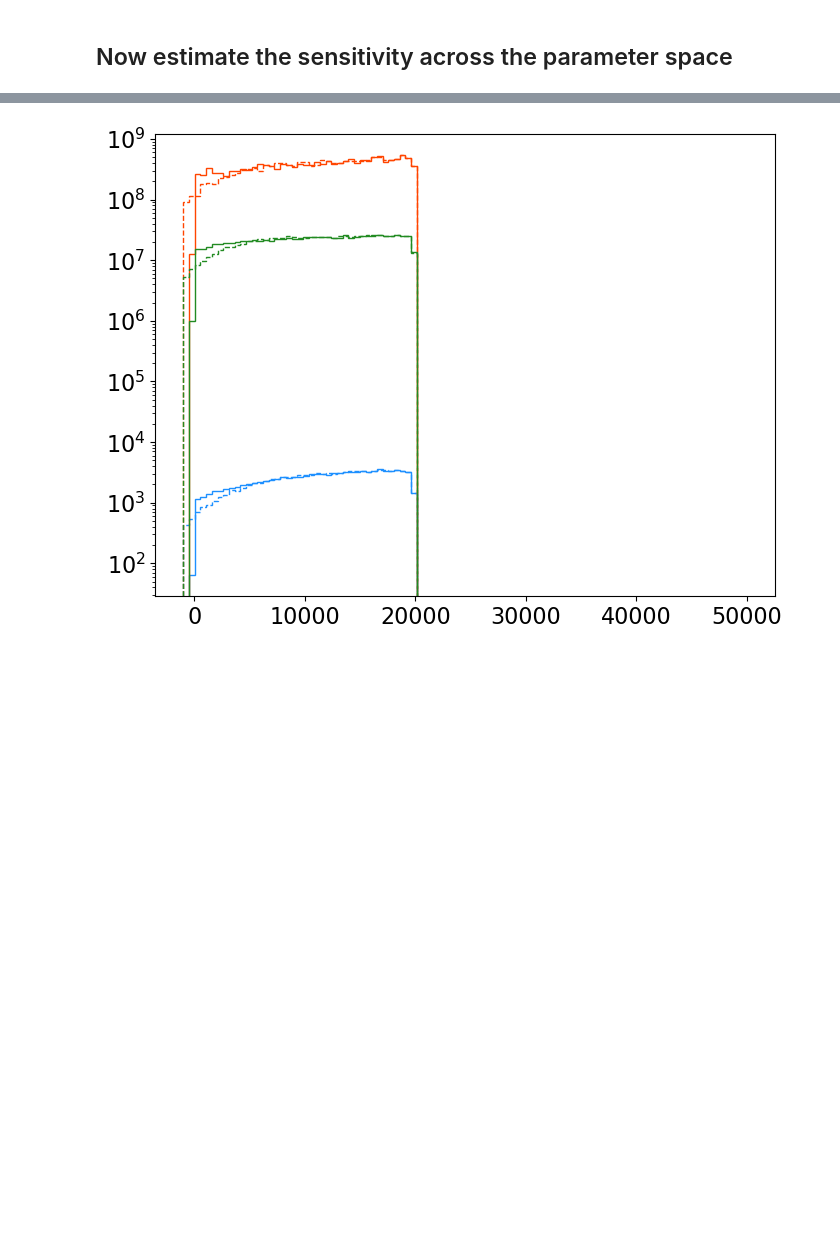
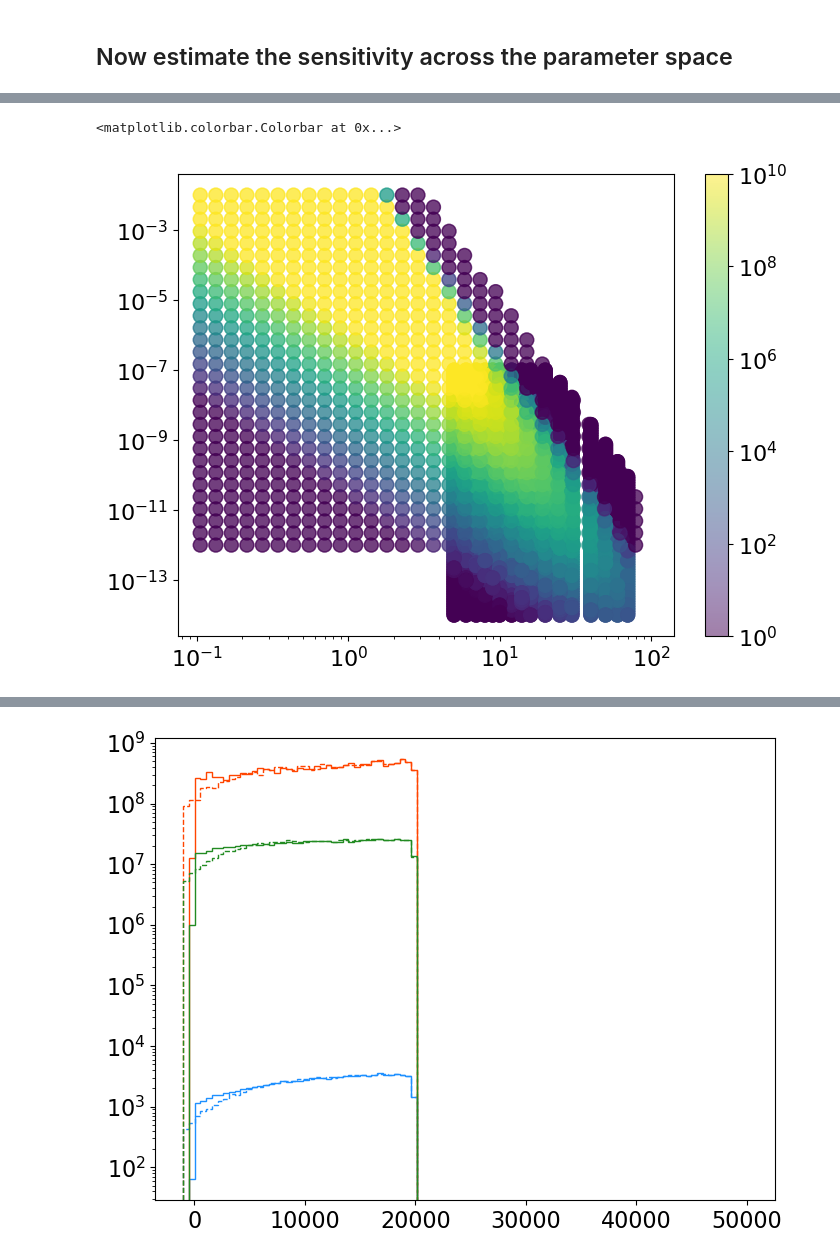
Before and after one commit to nickkamp1/NeutrinoFactoryHNL, a Jupyter notebook: Balloon.ipynb, the cells around one changed output, grey strips where cells are left out. Saved outputs shown, nothing was run; the diff lists cells and outputs as text; code cells hidden in the pictures; blank space fills up the shorter version.

```diff
--- a/Balloon.ipynb
+++ b/Balloon.ipynb
@@ -87,8 +71,7 @@ Processing file 3/3
 
 bkg_decay_events = {}
 bkg_scatter_events = {}
-bkg_decay_radial_pos = np.sqrt(bkg_decay["bkg_positions"][:,0]**2 + bkg_decay["bkg_positions"][:,1]**2)
-bkg_scatter_radial_pos = np.sqrt(bkg_scatter["bkg_positions"][:,0]**2 + bkg_scatter["bkg_positions"][:,1]**2)
+
 for idet in idets:
-    bkg_decay_events[idet] = stats_per_threshold(bkg_decay_sampled_photons[idet], bkg_decay_weights, photon_thresholds)
-    bkg_scatter_events[idet] = stats_per_threshold(bkg_scatter_sampled_photons[idet], bkg_scatter_weights, photon_thresholds)
+    bkg_decay_events[idet] = stats_per_threshold(bkg_decay_sampled_photons[idet], bkg_decay_weights, bkg_decay_radial_pos, photon_thresholds)
+    bkg_scatter_events[idet] = stats_per_threshold(bkg_scatter_sampled_photons[idet], bkg_scatter_weights, bkg_scatter_radial_pos, photon_thresholds)
@@ -115,0 +78,31 @@ def extrapolate_signal(source_events, source_N_HNLs_per_muon,
+# %%
+# extrapolate
+
+# Geometry
+DUMP_DEPTH = 100        # m (depth of beam dump origin below surface)
+DUMP_ANGLE = 1.53       # rad (nearly horizontal beam)
+E_MU = 5000  # GeV
+
+flux_geometry = HNLFluxGeometry(
+    E_mu=E_MU,
+    dump_depth=DUMP_DEPTH,
+    dump_angle=DUMP_ANGLE,
+)
+
+reference_file_idxs = np.random.choice(len(files), size=10, replace=False)
+reference_signal = {idx: np.load(files[idx]) for idx in reference_file_idxs}
+ref_sig_sampled_photons = {}
+for idet in idets:
+    if idet not in ref_sig_sampled_photons:
+        ref_sig_sampled_photons[idet] = np.empty(0)
+    for idx in reference_file_idxs:
+        ref_sig_sampled_photons[idet] = np.concatenate([ref_sig_sampled_photons[idet], np.random.poisson(reference_signal[idx]['photon_counts'][0][idet])])
+ref_sig_radial_pos = np.empty(0)
+ref_sig_cherenkov_weights = np.empty(0)
+ref_sig_N_samples = 0
+for idx in reference_file_idxs:
+    ref_sig_radial_pos = np.concatenate([ref_sig_radial_pos, np.sqrt(reference_signal[idx]["decay_positions"][0,:,0]**2 + reference_signal[idx]["decay_positions"][0,:,1]**2)])
+    print(reference_signal[idx]["cherenkov_weights"])
+    ref_sig_cherenkov_weights = np.concatenate([ref_sig_cherenkov_weights, reference_signal[idx]["cherenkov_weights"]])
+    ref_sig_N_samples += reference_signal[idx]["N_samples"]
+    print(reference_signal[idx]["m_N"], reference_signal[idx]["U2_batch"])
@@ -138,3 +155,12 @@ plt.loglog()
+# %%
+plt.scatter([key[0] for key in sig_events.keys()], [key[1] for key in sig_events.keys()], c=[sig_events[key][(10, 0)] for key in sig_events.keys()], norm=LogNorm(vmin=1,vmax=1e10), cmap='viridis')
+plt.loglog()
+plt.scatter([key[0] for key in sig_events_extrapolated.keys()], [key[1] for key in sig_events_extrapolated.keys()], c=[sig_events_extrapolated[key][(10, 0)] for key in sig_events_extrapolated.keys()], norm=LogNorm(vmin=1,vmax=1e10), cmap='viridis', alpha=0.5)
+plt.loglog()
+plt.colorbar()
+# %% [output]
+<matplotlib.colorbar.Colorbar at 0x...>
+[figure, added]
 # %%
 from src.xs_and_decays import sigma
 import numpy as np
```
Also changed, not shown: parts of 10 cells of this notebook, 23 other files.
